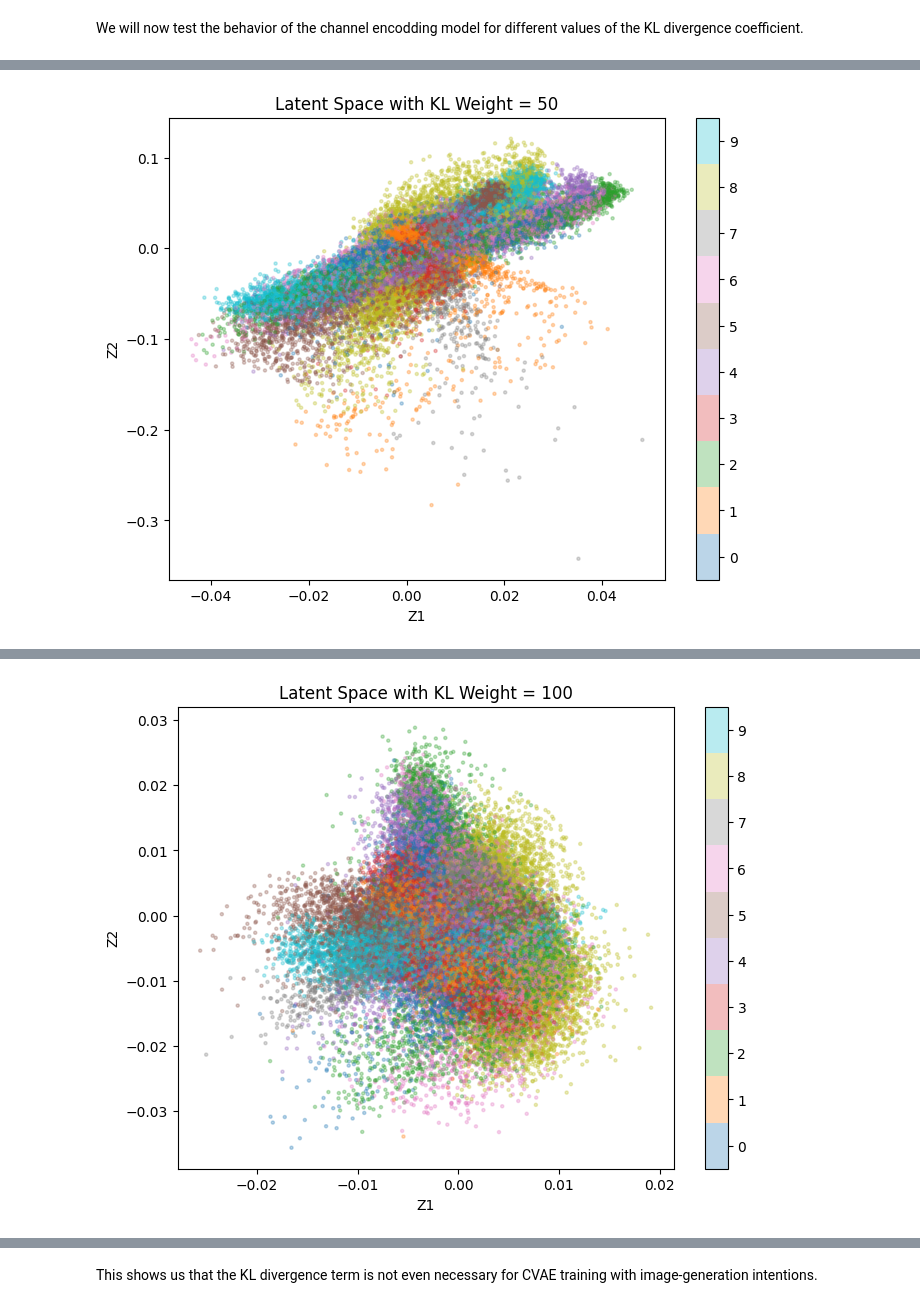
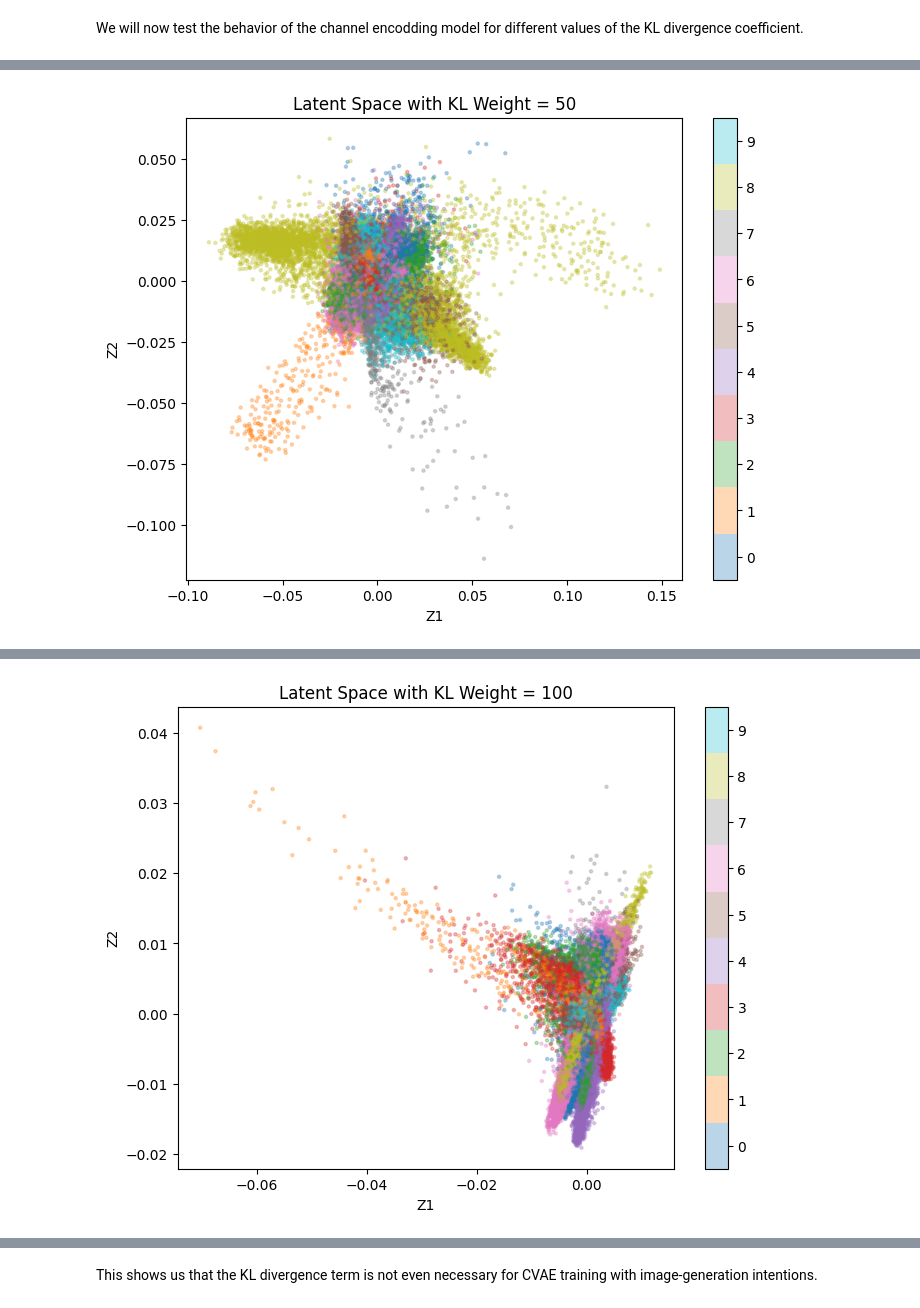
Before and after one commit to selim-ba/insa-hddl-group10, a Jupyter notebook: final.ipynb, the cells around one changed output, grey strips where cells are left out. Drawn from its saved outputs; the diff is of its cells as text; code cells hidden in the pictures.

```diff
--- a/final.ipynb
+++ b/final.ipynb
@@ -1083,9 +1097,9 @@ def loss_function(recon_x, x, mu, logvar, beta=1):
 We will now test the behavior of the channel encodding model for different values of the KL divergence coefficient.
 # %%
 # Hyperparameters
-latent_dims = 8
+latent_dims = 7
 batch_size = 128
-num_epochs = 10
+num_epochs = 30
 learning_rate = 1e-3
 kl_weights = [1, 5, 10, 50, 100]  # Different weights for the KL divergence term
 
@@ -1217,2 +1255,2 @@ Epoch 10: Average Loss: 305.8324, BCE: 297.3361, KLD: 0.1699
-[figure, old version]
+[figure, new version]
 Training VAE with KL Weight = 100
@@ -1229,2 +1273,2 @@ Epoch 10: Average Loss: 307.5909, BCE: 307.4632, KLD: 0.0013
-[figure, old version]
+[figure, new version]
 # %% [markdown]
```
Also changed, not shown: parts of 35 cells of this notebook.
